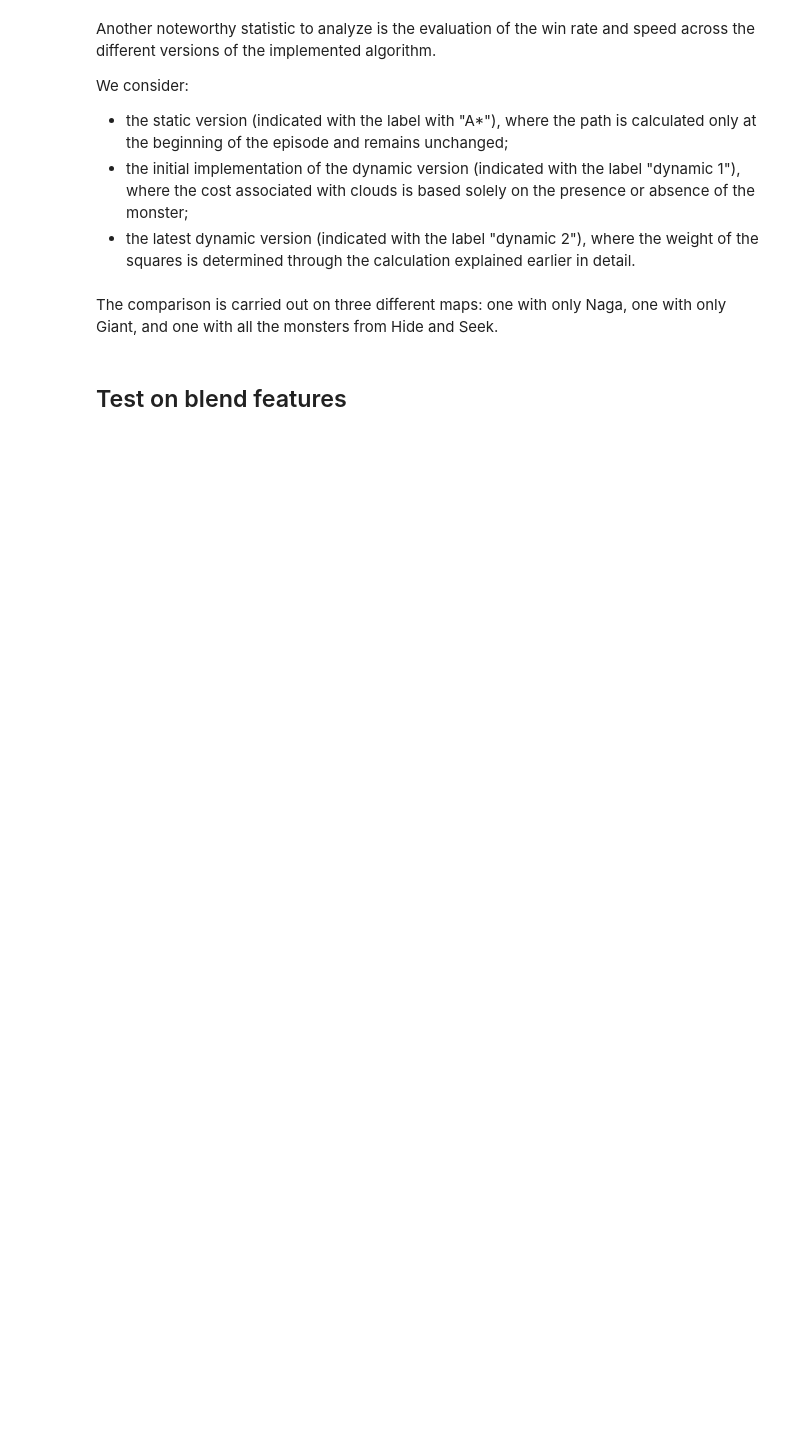
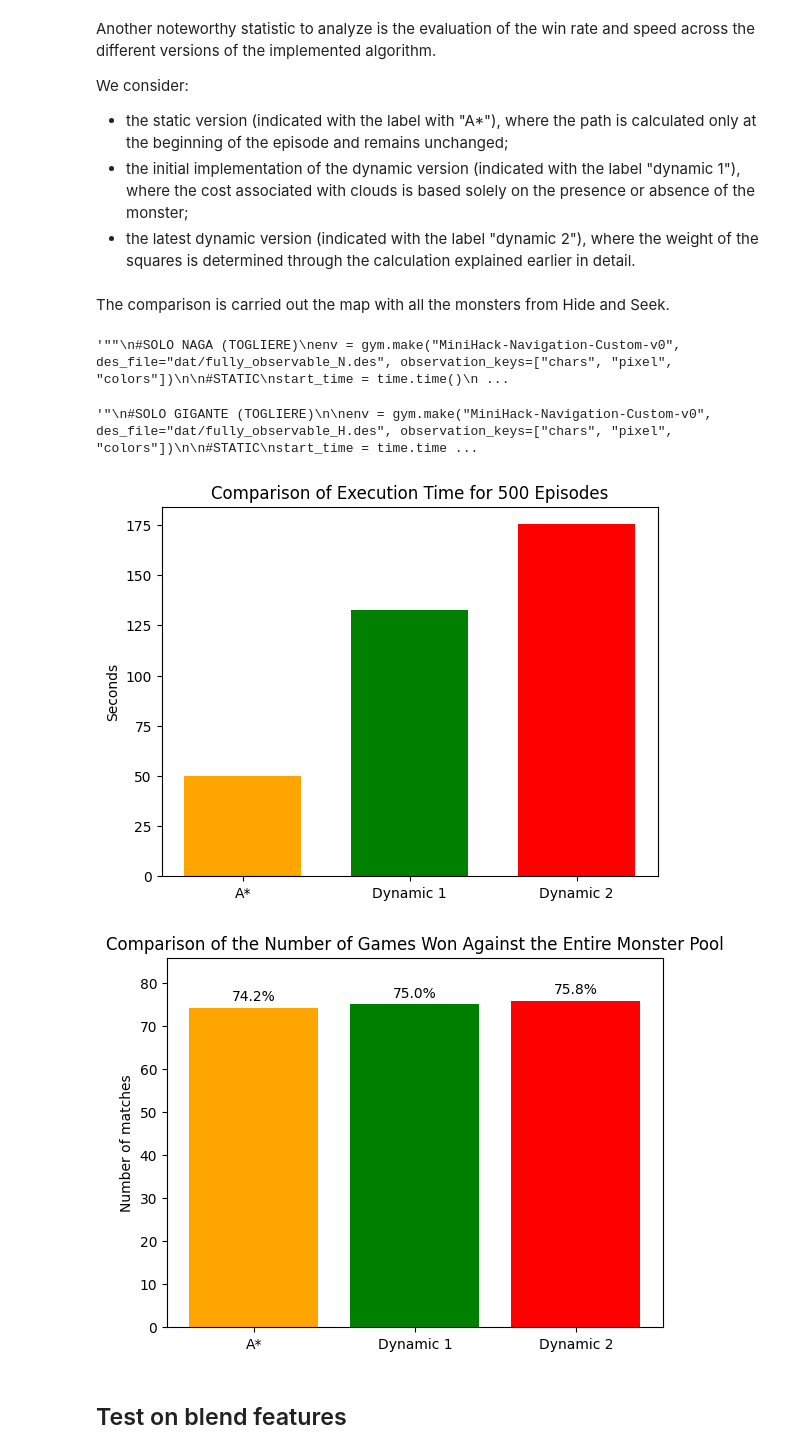
Before and after one commit to Nsivaa/AIF, a Jupyter notebook: notebook.ipynb, the cells around one changed output. Saved outputs shown, nothing was run; the diff lists cells and outputs as text; code cells hidden in the pictures; blank space fills up the shorter version.

```diff
--- a/notebook.ipynb
+++ b/notebook.ipynb
@@ -479,9 +513,11 @@ We consider:
 - the initial implementation of the dynamic version (indicated with the label "dynamic 1"), where the cost associated with clouds is based solely on the presence or absence of the monster;
 - the latest dynamic version (indicated with the label "dynamic 2"), where the weight of the squares is determined through the calculation explained earlier in detail.
 # %% [markdown]
-The comparison is carried out on three different maps: one with only Naga, one with only Giant, and one with all the monsters from Hide and Seek.
+The comparison is carried out the map with all the monsters from Hide and Seek.
 # %%
-#Solo NAGA
+
+"""""
+#SOLO NAGA (TOGLIERE)
 env = gym.make("MiniHack-Navigation-Custom-v0", des_file="dat/fully_observable_N.des", observation_keys=["chars", "pixel", "colors"])
 
 #STATIC
@@ -505,8 +541,13 @@ dynamic2 = end_time - start_time
 plot([win1, win2, win3N], "1", 0.70, ["A*", "Dynamic 1", "Dynamic 2"], "Percentage", "Comparison of Win Rates Against Naga", percentage=500)
 
 plot([astar, dynamic1, dynamic2], "1", 0.70, ["A*", "Dynamic 1", "Dynamic 2"], "Seconds", "Comparison of Execution Time for 500 Episodes")
+"""
+# %% [output]
+'""\n#SOLO NAGA (TOGLIERE)\nenv = gym.make("MiniHack-Navigation-Custom-v0", des_file="dat/fully_observable_N.des", observation_keys=["chars", "pixel", "colors"])\n\n#STATIC\nstart_time = time.time()\n ...
 # %%
-#Solo GIGANTE
+""""
+#SOLO GIGANTE (TOGLIERE)
+
 env = gym.make("MiniHack-Navigation-Custom-v0", des_file="dat/fully_observable_H.des", observation_keys=["chars", "pixel", "colors"])
 
 #STATIC
@@ -531,32 +572,38 @@ dynamic2 = end_time - start_time
 plot([win1, win2, win3G], "1", 0.70, ["A*", "Dynamic 1", "Dynamic 2"], "Number of matches", "Comparison of Number of Games Won Against Giant", percentage=500)
 
 plot([astar, dynamic1, dynamic2], "1", 0.70, ["A*", "Dynamic 1", "Dynamic 2"], "Seconds", "Comparison of Execution Time for 500 Episodes")
+"""
+# %% [output]
+'"\n#SOLO GIGANTE (TOGLIERE)\n\nenv = gym.make("MiniHack-Navigation-Custom-v0", des_file="dat/fully_observable_H.des", observation_keys=["chars", "pixel", "colors"])\n\n#STATIC\nstart_time = time.time ...
 # %%
 #Monster pool
 env = gym.make("MiniHack-HideNSeek-Mapped-v0", observation_keys=["chars", "pixel", "colors"])
 
 #STATIC
 start_time = time.time()
 win1 = simple_evaluation(env, precision="base", dynamic=False, steps = 500)
 end_time = time.time()
 astar = end_time - start_time
 
 #DYNAMIC1
 start_time = time.time()
 win2 = simple_evaluation(env, precision="base", dynamic=True, steps = 500)
 end_time = time.time()
 dynamic1 = end_time - start_time
 
 #DYNAMIC2
 start_time = time.time()
 win3M = simple_evaluation(env, precision="advanced", dynamic=True, steps = 500)
 end_time = time.time()
 dynamic2 = end_time - start_time
 
+plot([astar, dynamic1, dynamic2], "1", 0.70, ["A*", "Dynamic 1", "Dynamic 2"], "Seconds", "Comparison of Execution Time for 500 Episodes")
 
-plot([win1, win2, win3M], "1", 0.70, ["A*", "Dynamic 1", "Dynamic 2"], "Number of matches", "Comparison of the Number of Games Won Against the Entire Monster Pool", percentage=500)
 
-plot([astar, dynamic1, dynamic2], "1", 0.70, ["A*", "Dynamic 1", "Dynamic 2"], "Seconds", "Comparison of Execution Time for 500 Episodes")
+plot([win1, win2, win3M], "1", 0.80, ["A*", "Dynamic 1", "Dynamic 2"], "Number of matches", "Comparison of the Number of Games Won Against the Entire Monster Pool", percentage=500)
+# %% [output]
+[figure, added]
+[figure, added]
 # %% [markdown]
 ## Test on blend features
 # %% [markdown]
```
Also changed, not shown: parts of 35 cells of this notebook, 1 other file.
